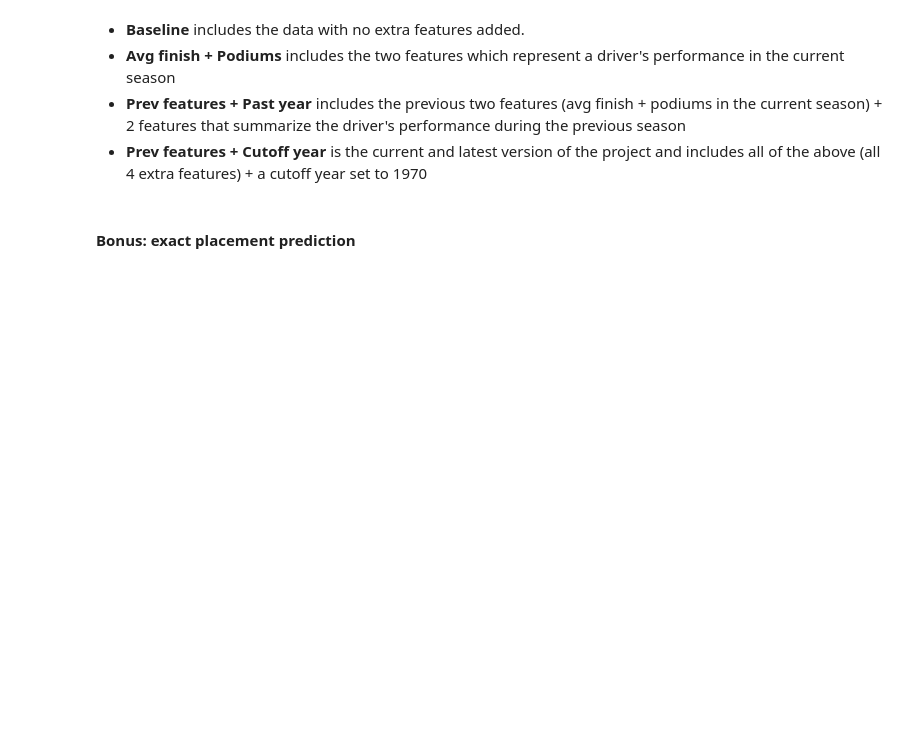
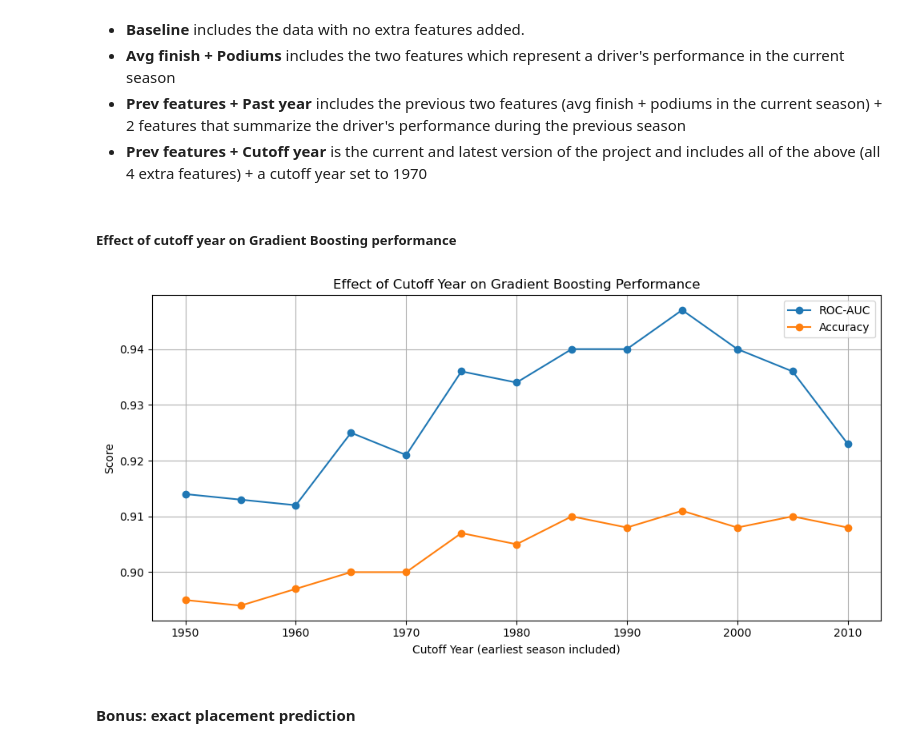
Before and after one commit to DanceaRadu/FML_Project, a Jupyter notebook: project.ipynb, the cells around one changed output. Saved outputs shown, nothing was run; the diff lists cells and outputs as text; code cells hidden in the pictures; blank space fills up the shorter version.

```diff
--- a/project.ipynb
+++ b/project.ipynb
@@ -734,5 +744,33 @@ That being said, before reaching this final result (found in the current version
 - **Avg finish + Podiums** includes the two features which represent a driver's performance in the current season
 - **Prev features + Past year** includes the previous two features (avg finish + podiums in the current season) + 2 features that summarize the driver's performance during the previous season
 - **Prev features + Cutoff year** is the current and latest version of the project and includes all of the above (all 4 extra features) + a cutoff year set to 1970
+# %% [markdown]
+##### Effect of cutoff year on Gradient Boosting performance
+# %%
+# data gathered by trying all of these cutoff years in the current version of the notebook
+data = {
+    "cutoff_year": [1950, 1955, 1960, 1965, 1970, 1975, 1980, 1985, 1990, 1995, 2000, 2005, 2010],
+    "auc": [0.914, 0.913, 0.912, 0.925, 0.921, 0.936, 0.934, 0.940, 0.940, 0.947, 0.940, 0.936, 0.923],
+    "accuracy": [0.895, 0.894, 0.897, 0.900, 0.900, 0.907, 0.905, 0.910, 0.908, 0.911, 0.908, 0.910, 0.908]
+}
+
+df_cutoff = pd.DataFrame(data)
+
+plt.figure(figsize=(10, 5))
+plt.plot(df_cutoff["cutoff_year"], df_cutoff["auc"],
+         marker="o", label="ROC-AUC")
+plt.plot(df_cutoff["cutoff_year"], df_cutoff["accuracy"],
+         marker="o", label="Accuracy")
+
+plt.xlabel("Cutoff Year (earliest season included)")
+plt.ylabel("Score")
+plt.title("Effect of Cutoff Year on Gradient Boosting Performance")
+plt.legend()
+plt.grid(True)
+
+plt.tight_layout()
+plt.show()
+# %% [output]
+[figure, added]
 # %% [markdown]
 #### Bonus: exact placement prediction
```
Also changed, not shown: parts of 2 cells of this notebook.
